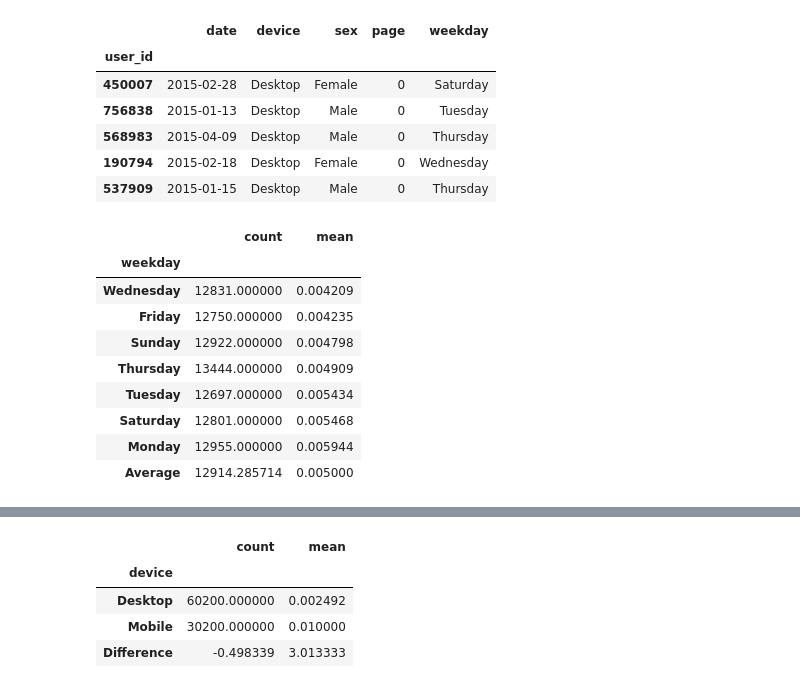
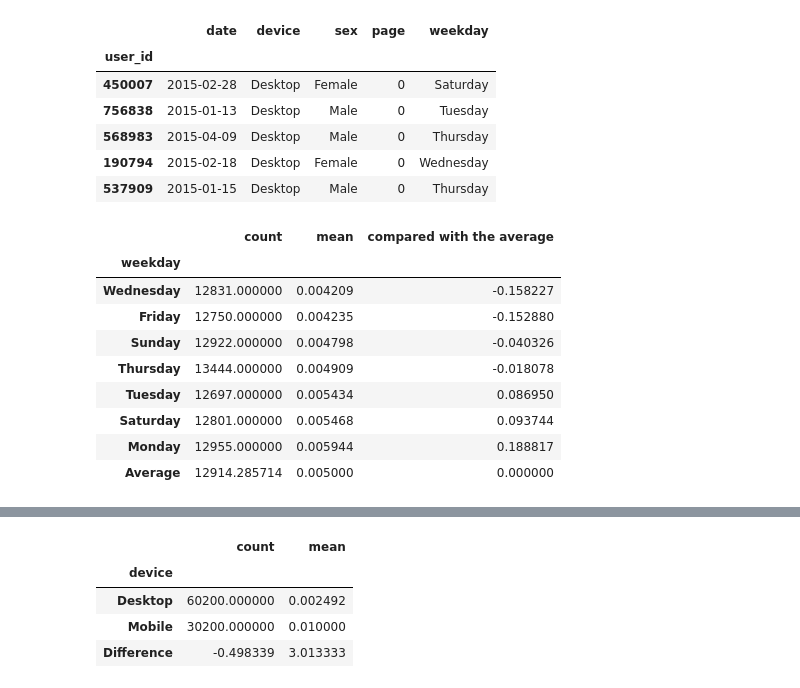
Before and after one commit to Aliciaworld/DS-TakeHomeChallenges, a Jupyter notebook: 05. Funnel Analysis.ipynb, the cells around one changed output, grey strips where cells are left out. Saved outputs shown, nothing was run; the diff lists cells and outputs as text; code cells hidden in the pictures.

```diff
--- a/05. Funnel Analysis.ipynb
+++ b/05. Funnel Analysis.ipynb
@@ -124,17 +124,19 @@ data_.head()
 | 190794 | 2015-02-18 | Desktop | Female | 0 | Wednesday |
 | 537909 | 2015-01-15 | Desktop | Male | 0 | Thursday |
 # %%
+# check the influece of weekday
 weekday = data_.groupby('weekday')['page'].agg(['count','mean']).sort_values(by='mean')
 weekday.loc['Average'] = weekday.mean()
-weekday['Difference'] = weekday.
+weekday['compared with the average'] = (weekday['mean']-weekday.loc['Average','mean'])/weekday.loc['Average','mean']
+weekday
 # %% [output]
-|  | count | mean |
-| weekday |  |  |
-| Wednesday | 12831.000000 | 0.004209 |
-| Friday | 12750.000000 | 0.004235 |
-| Sunday | 12922.000000 | 0.004798 |
-| Thursday | 13444.000000 | 0.004909 |
-| Tuesday | 12697.000000 | 0.005434 |
-| Saturday | 12801.000000 | 0.005468 |
-| Monday | 12955.000000 | 0.005944 |
-| Average | 12914.285714 | 0.005000 |
+|  | count | mean | compared with the average |
+| weekday |  |  |  |
+| Wednesday | 12831.000000 | 0.004209 | -0.158227 |
+| Friday | 12750.000000 | 0.004235 | -0.152880 |
+| Sunday | 12922.000000 | 0.004798 | -0.040326 |
+| Thursday | 13444.000000 | 0.004909 | -0.018078 |
+| Tuesday | 12697.000000 | 0.005434 | 0.086950 |
+| Saturday | 12801.000000 | 0.005468 | 0.093744 |
+| Monday | 12955.000000 | 0.005944 | 0.188817 |
+| Average | 12914.285714 | 0.005000 | 0.000000 |
```
Also changed, not shown: parts of 2 cells of this notebook.
